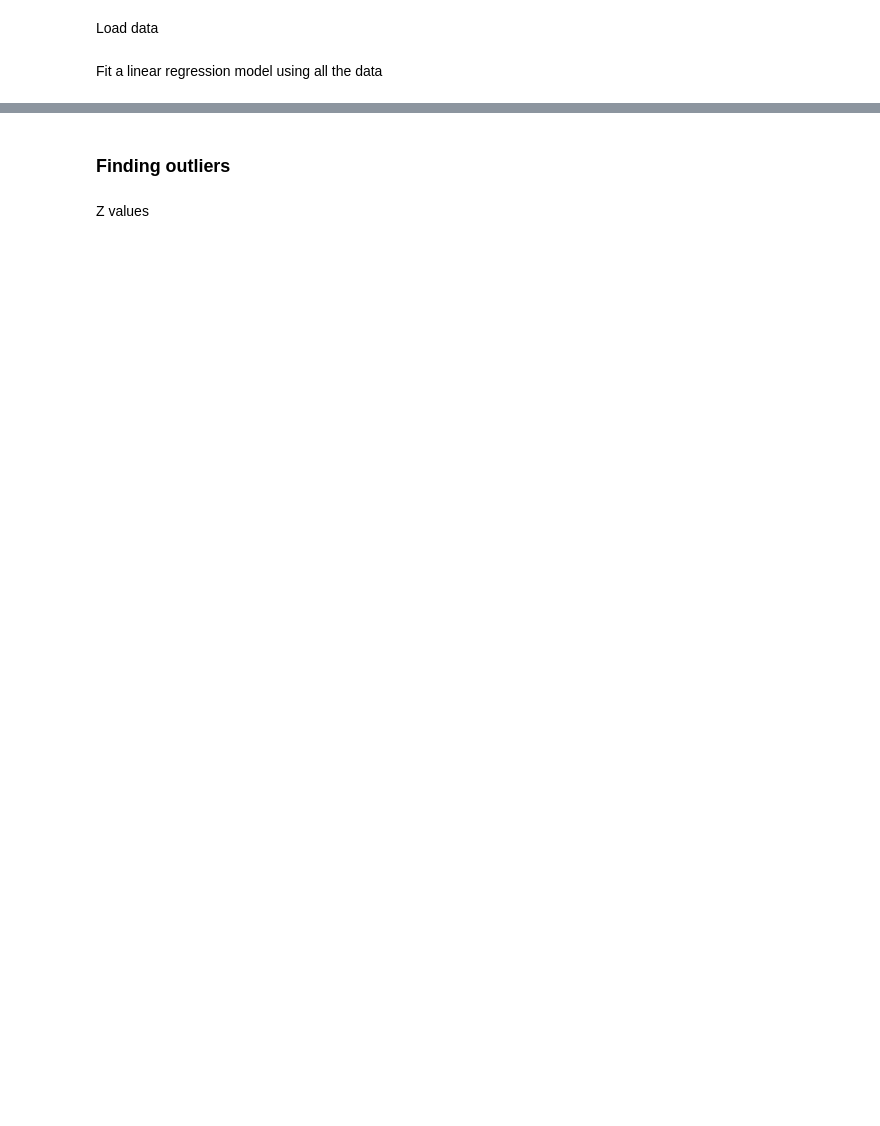
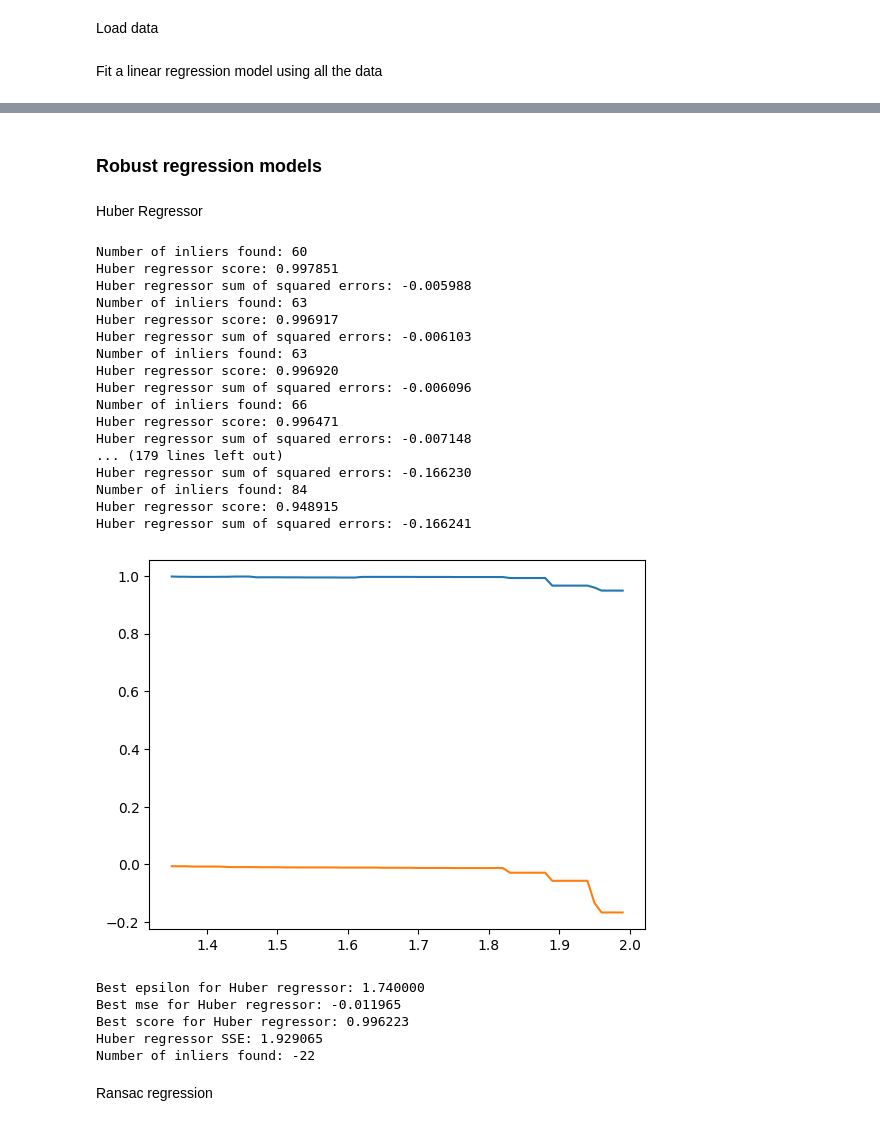
Before and after one commit to DuarteCerdeira/ML_Project, a Jupyter notebook: Regression2.ipynb, the cells around one changed output, grey strips where cells are left out. Saved outputs shown, nothing was run; the diff lists cells and outputs as text; code cells hidden in the pictures; blank space fills up the shorter version.

```diff
--- a/Regression2.ipynb
+++ b/Regression2.ipynb
@@ -28,4 +31,0 @@ print(lasso.score(data_x, data_y))
-# %% [markdown]
-### Finding outliers
-# %% [markdown]
-Z values
@@ -42,0 +32,62 @@ y_outliers = data_y[np.abs(y_z_scores) > 2]
+# %% [markdown]
+### Robust regression models
+# %% [markdown]
+Huber Regressor
+# %%
+i=0
+huber_cv_r2 = np.zeros(int((2 - 1.35) / 0.01) + 1)
+huber_cv_mse = np.zeros(int((2 - 1.35) / 0.01) + 1)
+best_mse = -1000
+best_score = 0
+
+for epsilon in np.arange(1.35, 2, 0.01):
+    huber = HuberRegressor(epsilon=epsilon).fit(data_x, data_y.ravel())
+    huber_cv_r2[i] = cross_val_score(huber, data_x[~huber.outliers_], data_y.ravel()[~huber.outliers_], cv=folds, scoring='r2').mean()
+    huber_cv_mse[i] = cross_val_score(huber, data_x[~huber.outliers_], data_y.ravel()[~huber.outliers_], cv=folds, scoring='neg_mean_squared_error').mean()
+    print("Number of inliers found: %d" % (~huber.outliers_).sum())
+    print("Huber regressor score: %f" % huber_cv_r2[i])
+    print("Huber regressor sum of squared errors: %f" % huber_cv_mse[i])
+    if (huber_cv_mse[i] > best_mse and (~huber.outliers_).sum() >= 79):
+        best_mse = huber_cv_mse[i]
+        best_score = huber_cv_r2[i]
+        best_epsilon = epsilon
+    i = i+1
+
+plt.plot(np.arange(1.35, 2, 0.01), huber_cv_r2)
+plt.plot(np.arange(1.35, 2, 0.01), huber_cv_mse)
+plt.show()
+
+print("Best epsilon for Huber regressor: %f" % best_epsilon)
+print("Best mse for Huber regressor: %f" % best_mse)
+print("Best score for Huber regressor: %f" % best_score)
+
+huber = HuberRegressor(epsilon=best_epsilon).fit(data_x, data_y.ravel())
+
+print("Huber regressor SSE: %f" % sum_squared_errors(huber, data_x[~huber.outliers_], data_y.ravel()[~huber.outliers_]))
+print("Number of inliers found: %d" % ~huber.outliers_.sum())
+# %% [output]
+Number of inliers found: 60
+Huber regressor score: 0.997851
+Huber regressor sum of squared errors: -0.005988
+Number of inliers found: 63
+Huber regressor score: 0.996917
+Huber regressor sum of squared errors: -0.006103
+Number of inliers found: 63
+Huber regressor score: 0.996920
+Huber regressor sum of squared errors: -0.006096
+Number of inliers found: 66
+Huber regressor score: 0.996471
+Huber regressor sum of squared errors: -0.007148
+... (179 lines left out)
+Huber regressor sum of squared errors: -0.166230
+Number of inliers found: 84
+Huber regressor score: 0.948915
+Huber regressor sum of squared errors: -0.166241
+[figure, added]
+Best epsilon for Huber regressor: 1.740000
+Best mse for Huber regressor: -0.011965
+Best score for Huber regressor: 0.996223
+Huber regressor SSE: 1.929065
+Number of inliers found: -22
+# %% [markdown]
+Ransac regression
```
Also changed, not shown: parts of 9 cells of this notebook.
